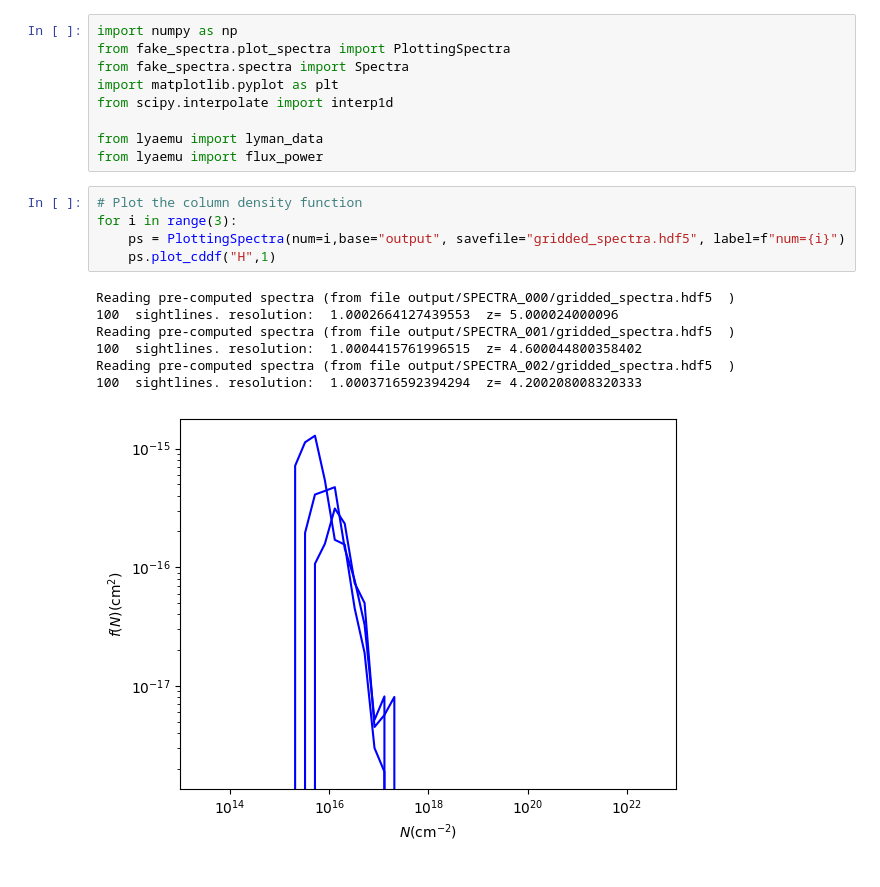
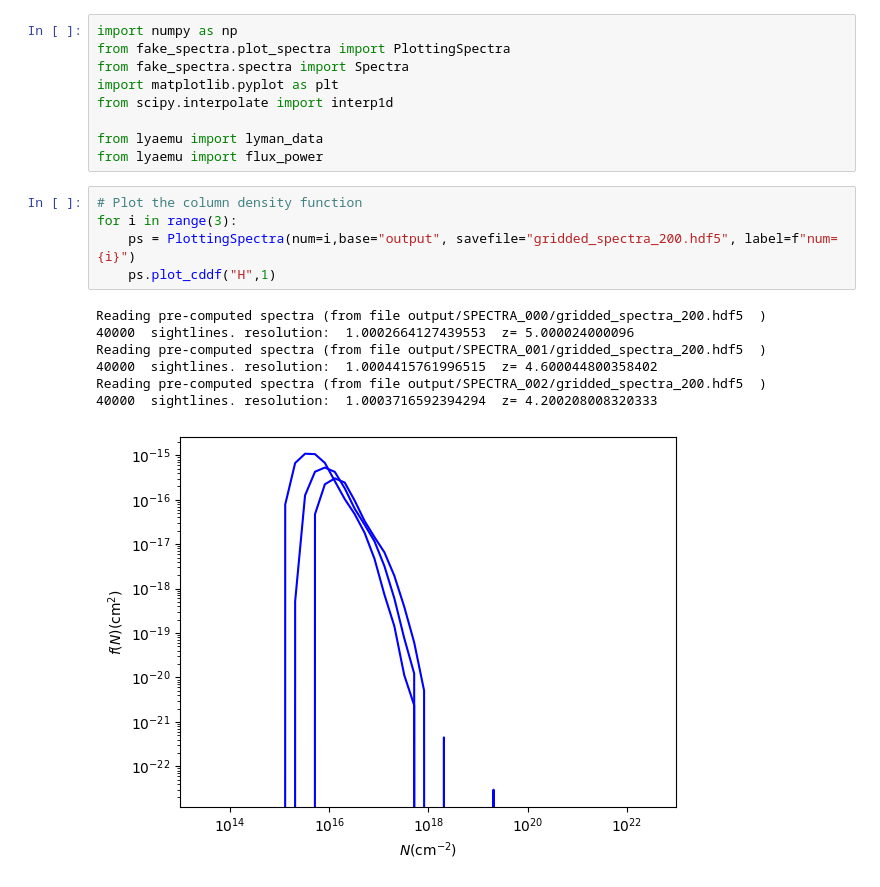
Before and after one commit to willsonho2000/MP-Gadget, a Jupyter notebook: runs/keir/plot.ipynb, the cells around one changed output. Cells and saved outputs as stored; diff of their text form.

```diff
--- a/runs/keir/plot.ipynb
+++ b/runs/keir/plot.ipynb
@@ -10,16 +10,16 @@ from lyaemu import flux_power
 # %%
 # Plot the column density function
 for i in range(3):
-    ps = PlottingSpectra(num=i,base="output", savefile="gridded_spectra.hdf5", label=f"num={i}")
+    ps = PlottingSpectra(num=i,base="output", savefile="gridded_spectra_200.hdf5", label=f"num={i}")
     ps.plot_cddf("H",1)
 # %% [output]
-Reading pre-computed spectra (from file output/SPECTRA_000/gridded_spectra.hdf5  )
-100  sightlines. resolution:  1.0002664127439553  z= 5.000024000096
-Reading pre-computed spectra (from file output/SPECTRA_001/gridded_spectra.hdf5  )
-100  sightlines. resolution:  1.0004415761996515  z= 4.600044800358402
-Reading pre-computed spectra (from file output/SPECTRA_002/gridded_spectra.hdf5  )
-100  sightlines. resolution:  1.0003716592394294  z= 4.200208008320333
+Reading pre-computed spectra (from file output/SPECTRA_000/gridded_spectra_200.hdf5  )
+40000  sightlines. resolution:  1.0002664127439553  z= 5.000024000096
+Reading pre-computed spectra (from file output/SPECTRA_001/gridded_spectra_200.hdf5  )
+40000  sightlines. resolution:  1.0004415761996515  z= 4.600044800358402
+Reading pre-computed spectra (from file output/SPECTRA_002/gridded_spectra_200.hdf5  )
+40000  sightlines. resolution:  1.0003716592394294  z= 4.200208008320333
-[figure, old version]
+[figure, new version]
 # %%
 # Plot the flux power spectrum function
 ps.plot_spectrum("H",1,1215,9)
```
Also changed, not shown: parts of 7 cells of this notebook, 13 other files.
